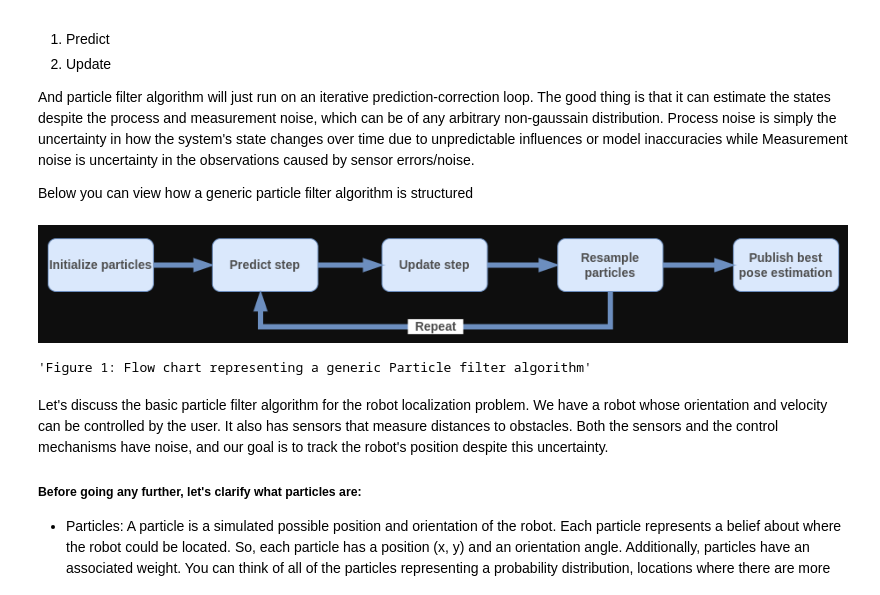
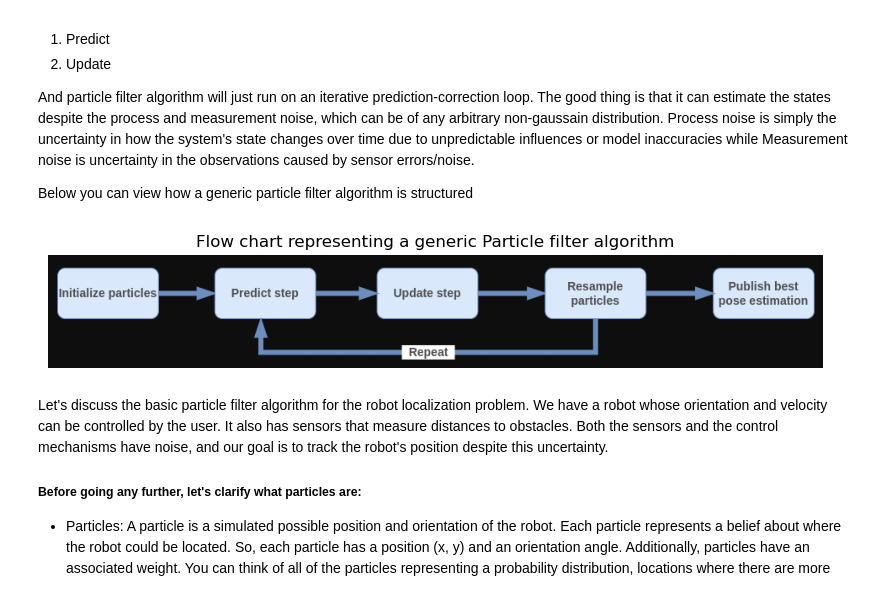
Before and after one commit to Muhammad540/Guide-to-Sensor-Fusion, a Jupyter notebook: docs/ParticleFilter.ipynb, the cells around one changed output. Cells and saved outputs as stored; diff of their text form; code cells hidden in the pictures.

Commit message:
wip-particle filter

```diff
--- a/docs/ParticleFilter.ipynb
+++ b/docs/ParticleFilter.ipynb
@@ -44,11 +44,17 @@ And particle filter algorithm will just run on an iterative prediction-correctio
 
 Below you can view how a generic particle filter algorithm is structured
 # %%
+import matplotlib.pyplot as plt
 from IPython.display import display, Image
-display(Image("flowchart.png", width=1000, height=1000), "Figure 1: Flow chart representing a generic Particle filter algorithm")
+
+img = plt.imread("flowchart.png")
+plt.figure(figsize=(10, 10))
+plt.imshow(img)
+plt.title("Flow chart representing a generic Particle filter algorithm")
+plt.axis('off')
+plt.show()
 # %% [output]
-[figure, old version]
+[figure, new version]
-'Figure 1: Flow chart representing a generic Particle filter algorithm'
 # %% [markdown]
 Let's discuss the basic particle filter algorithm for the robot localization problem. We have a robot whose orientation and velocity can be controlled by the user. It also has sensors that measure distances to obstacles. Both the sensors and the control mechanisms have noise, and our goal is to track the robot's position despite this uncertainty.
 
```
Also changed, not shown: parts of 8 cells of this notebook, 6 other files.
